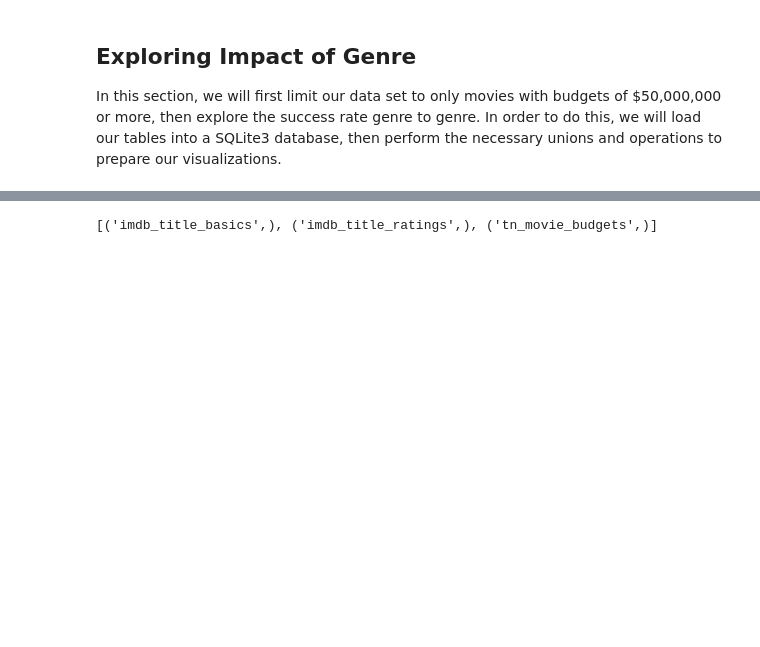
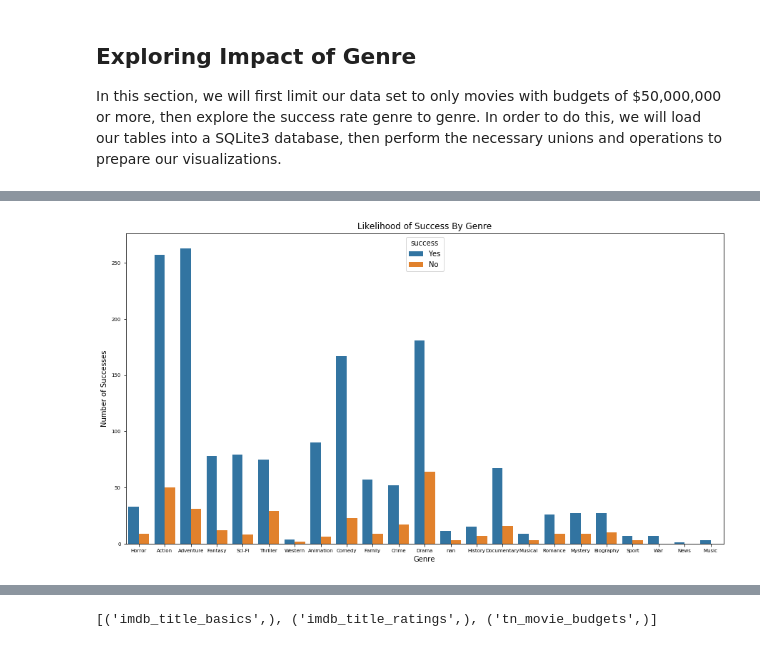
Before and after one commit to Lionslicer-Coding/dsc-mod-1-project-v2-1-onl01-dtsc-pt-030220, a Jupyter notebook: student.ipynb, the cells around one changed output, grey strips where cells are left out. Cells and saved outputs as stored; diff of their text form; code cells hidden in the pictures; blank space fills up the shorter version.

```diff
--- a/student.ipynb
+++ b/student.ipynb
@@ -254,0 +284,2 @@ files_dict['imdb_title_basics'].head()
+# %%
+test_df = genres_df['genres'].to_dict()
@@ -254,0 +306,3 @@ files_dict['imdb_title_basics'].head()
+# %%
+new_genre_df = pd.DataFrame(columns = genres_df.columns)
+new_genre_df.head()
@@ -254,0 +311,10 @@ files_dict['imdb_title_basics'].head()
+# %%
+j = 0
+for i in range(0, len(test_df)) :
+    genre_list = genres_df['genres'][i]
+    if 'NaN' not in genre_list :
+        for genre in genre_list :
+            new_genre_df = new_genre_df.append(genres_df.iloc[i,])
+            new_genre_df['genres'].iloc[j,] = genre
+            j +=1
+new_genre_df.head(10)
@@ -254,0 +341,15 @@ files_dict['imdb_title_basics'].head()
+# %%
+new_genre_df.dropna(axis=0, inplace=True)
+# %%
+# Creating a visualization to see if genre influences the success of a major budget film
+plt.figure(figsize = (15, 8))
+ax = sns.countplot(x = new_genre_df['genres'],
+                   hue = new_genre_df['success'],
+                   data = new_genre_df['success'])
+ax.set(xlabel = 'Genre',
+       ylabel = 'Number of Successes',
+       title = 'Likelihood of Success By Genre')
+ax.tick_params(labelsize=7)
+plt.show(ax)
+# %% [output]
+[figure, added]
```
Also changed, not shown: parts of 10 cells of this notebook.
